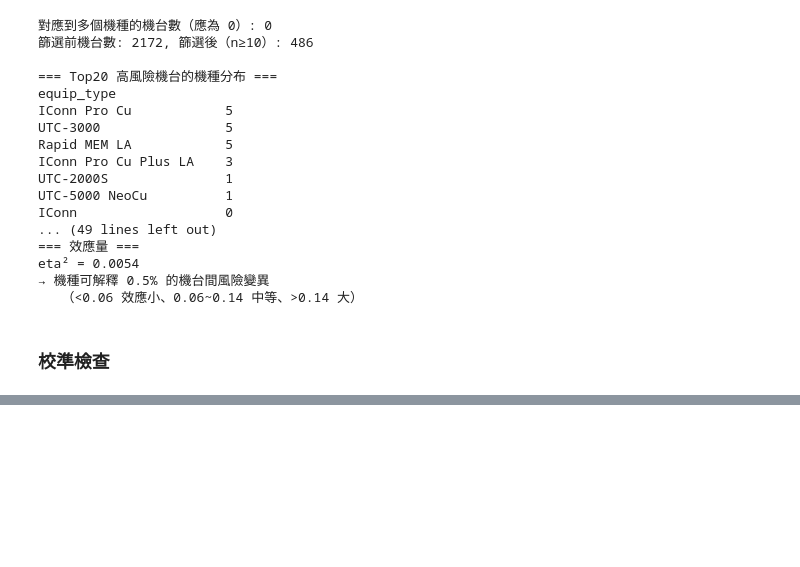
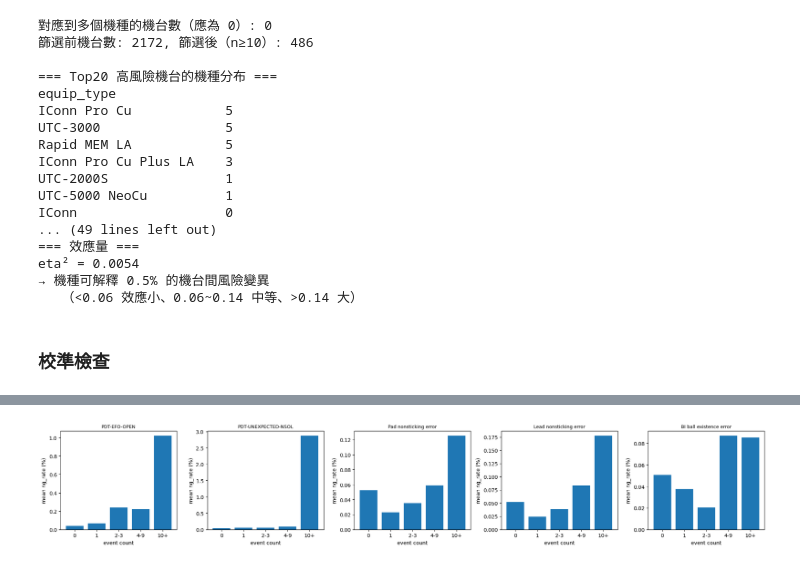
Before and after one commit to aceaceace123/test0806, a Jupyter notebook: WBMachine_ErrorEventAnalyze.ipynb, the cells around one changed output, grey strips where cells are left out. Drawn from its saved outputs; the diff is of its cells as text; code cells hidden in the pictures; blank space fills up the shorter version.

```diff
--- a/WBMachine_ErrorEventAnalyze.ipynb
+++ b/WBMachine_ErrorEventAnalyze.ipynb
@@ -1746,0 +2161,32 @@ eta² = 0.0054
+# %%
+def dose_response(data, ev, bins=(0, 1, 2, 4, 10, np.inf)):
+    # 依事件次數分箱，檢視 ng_rate 是否單調上升
+    d = data[["ng_rate", ev]].dropna().copy()
+    labels = ["0", "1", "2-3", "4-9", "10+"]
+    d["bin"] = pd.cut(d[ev], bins=bins, labels=labels, right=False)
+
+    summary = (d.groupby("bin", observed=True)
+                 .agg(n=("ng_rate", "size"),
+                      mean_ng_rate=("ng_rate", "mean"),
+                      median_ng_rate=("ng_rate", "median"))
+                 .reset_index())
+
+    # 只在有發生事件的 run 上做趨勢檢定，避免 0 這一大群主導結果
+    pos = d[d[ev] > 0]
+    if len(pos) >= MIN_POS:
+        rho, p = stats.spearmanr(pos[ev], pos["ng_rate"])
+    else:
+        rho, p = np.nan, np.nan
+
+    return summary, rho, p
+
+
+top_events = glm_res.loc[glm_res.get("sig", True), "eventmessage"].head(5).tolist()
+if not top_events:
+    top_events = glm_res["eventmessage"].head(5).tolist()
+
+for ev in top_events:
+    summary, rho, p = dose_response(run_full, ev)
+    print(f"\n=== {ev} ===")
+    print(summary.to_string(index=False))
+    print(f"Spearman（僅正樣本）: rho = {rho:.3f}, p = {p:.4g}")
@@ -1746,0 +2211,14 @@ eta² = 0.0054
+# %%
+n = len(top_events)
+if n > 0:
+    fig, axes = plt.subplots(1, n, figsize=(4 * n, 3.6), squeeze=False)
+    for ax, ev in zip(axes[0], top_events):
+        summary, rho, p = dose_response(run_full, ev)
+        ax.bar(summary["bin"].astype(str), summary["mean_ng_rate"] * 100)
+        ax.set_title(ev[:28], fontsize=9)
+        ax.set_xlabel("event count")
+        ax.set_ylabel("mean ng_rate (%)")
+    plt.tight_layout()
+    plt.show()
+# %% [output]
+[figure, added]
```
Also changed, not shown: parts of 22 cells of this notebook.
